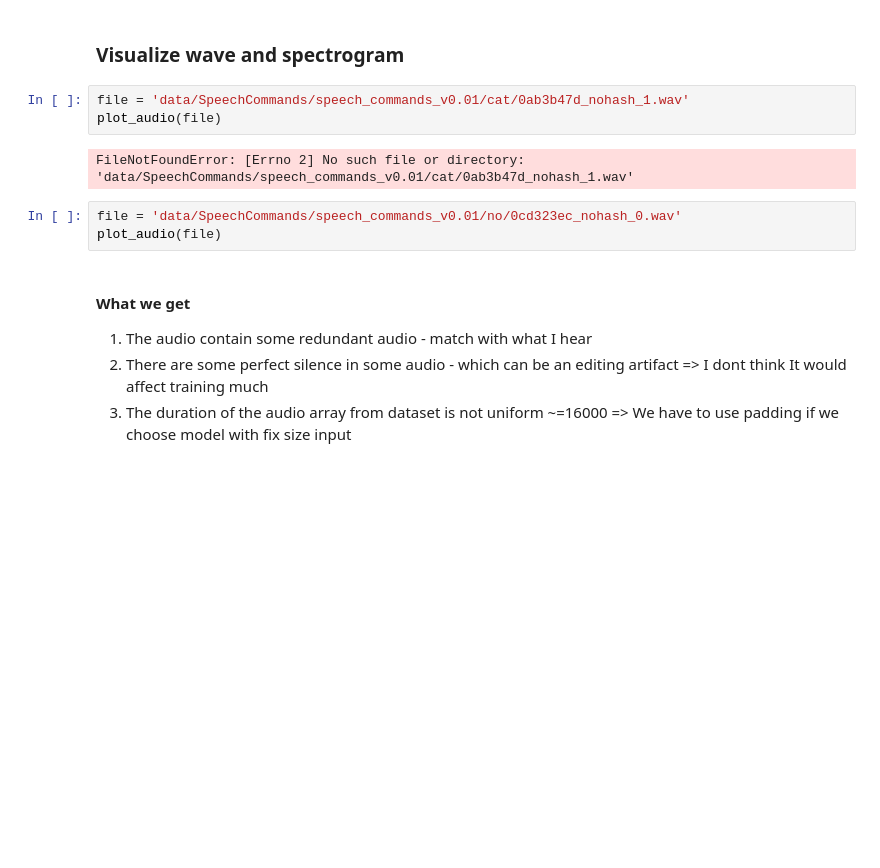
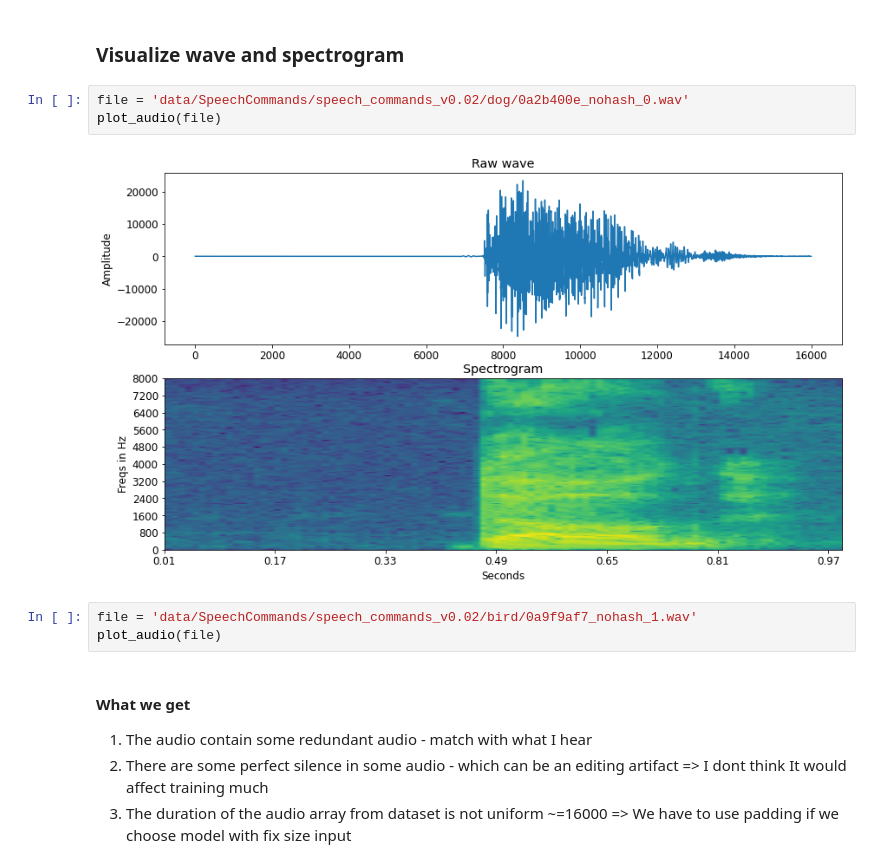
Before and after one commit to egochao/language_confident_challenge_ml_engineer, a Jupyter notebook: data_exploration.ipynb, the cells around one changed output. Cells and saved outputs as stored; diff of their text form; blank space fills up the shorter version.

```diff
--- a/data_exploration.ipynb
+++ b/data_exploration.ipynb
@@ -139,12 +139,12 @@ set()
 # %% [markdown]
 ### Visualize wave and spectrogram
 # %%
-file = 'data/SpeechCommands/speech_commands_v0.01/cat/0ab3b47d_nohash_1.wav'
+file = 'data/SpeechCommands/speech_commands_v0.02/dog/0a2b400e_nohash_0.wav'
 plot_audio(file)
 # %% [output]
-FileNotFoundError: [Errno 2] No such file or directory: 'data/SpeechCommands/speech_commands_v0.01/cat/0ab3b47d_nohash_1.wav'
+[figure, added]
 # %%
-file = 'data/SpeechCommands/speech_commands_v0.01/no/0cd323ec_nohash_0.wav'
+file = 'data/SpeechCommands/speech_commands_v0.02/bird/0a9f9af7_nohash_1.wav'
 plot_audio(file)
 # %% [markdown]
 #### What we get
```
Also changed, not shown: parts of 3 cells of this notebook, 3 other files.
